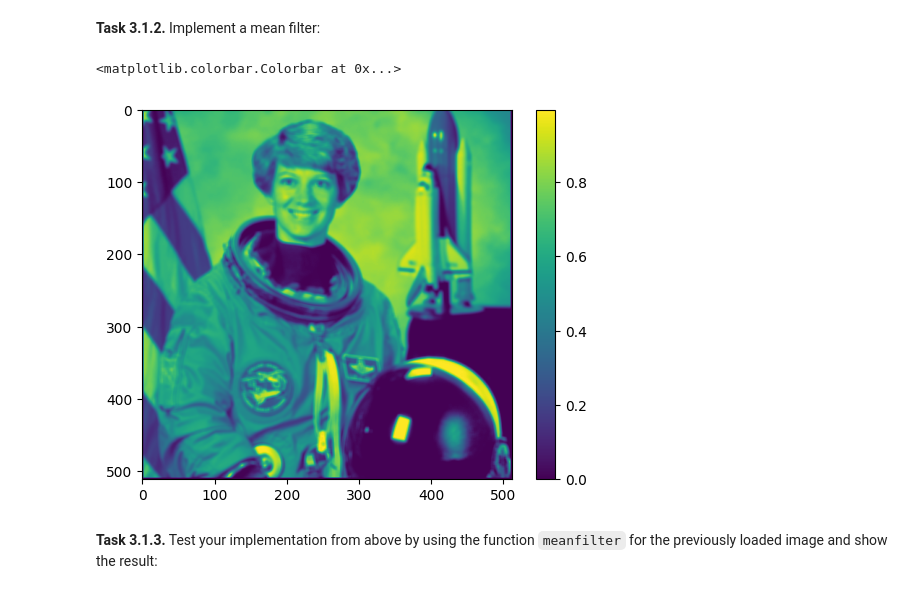
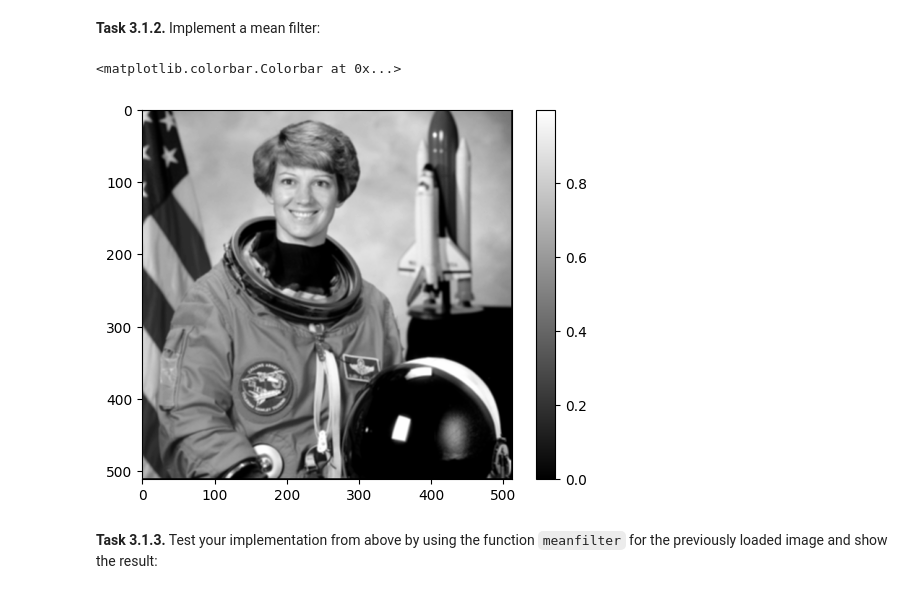
Before and after one commit to Ellolll/mobi-fs3-python, a Jupyter notebook: task3.ipynb, the cells around one changed output. Drawn from its saved outputs; the diff is of its cells as text; code cells hidden in the pictures.

```diff
--- a/task3.ipynb
+++ b/task3.ipynb
@@ -33,11 +33,11 @@ def meanfilter(img_in, size):
         result[p]=neighborhood_sum/ (size*size)
     return result
 # %%
-img_m = meanfilter(img, 5)
-plt.imshow(img_m)
+img_m = meanfilter(img, 3)
+plt.imshow(img_m, "gray")
 plt.colorbar()
 # %% [output]
 <matplotlib.colorbar.Colorbar at 0x...>
-[figure, old version]
+[figure, new version]
 # %% [markdown]
 **<a id="#">Task 3.1.3.</a>** Test your implementation from above by using the function `meanfilter` for the previously loaded image and show the result:
```
Also changed, not shown: parts of 3 cells of this notebook.
